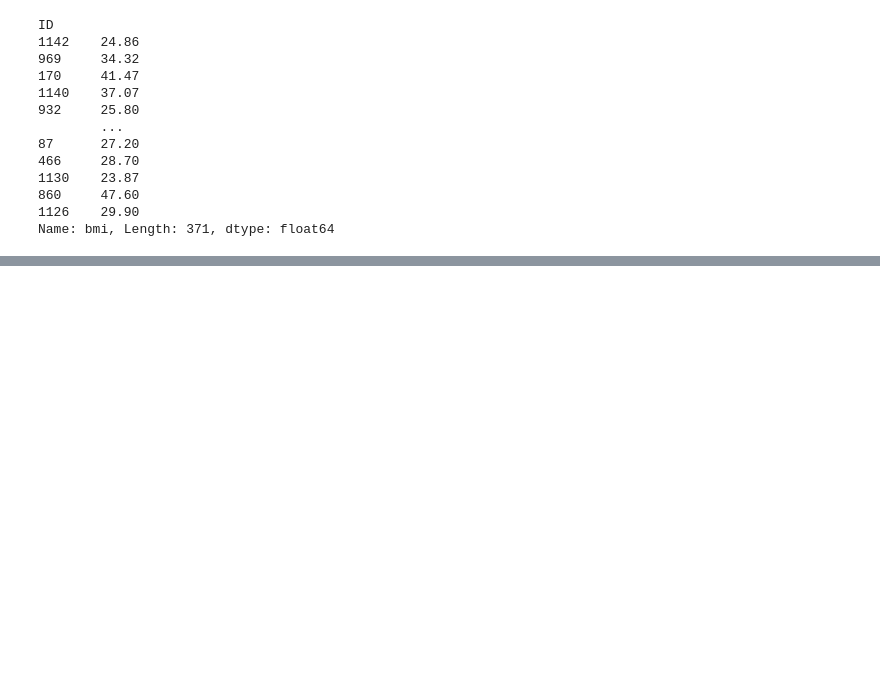
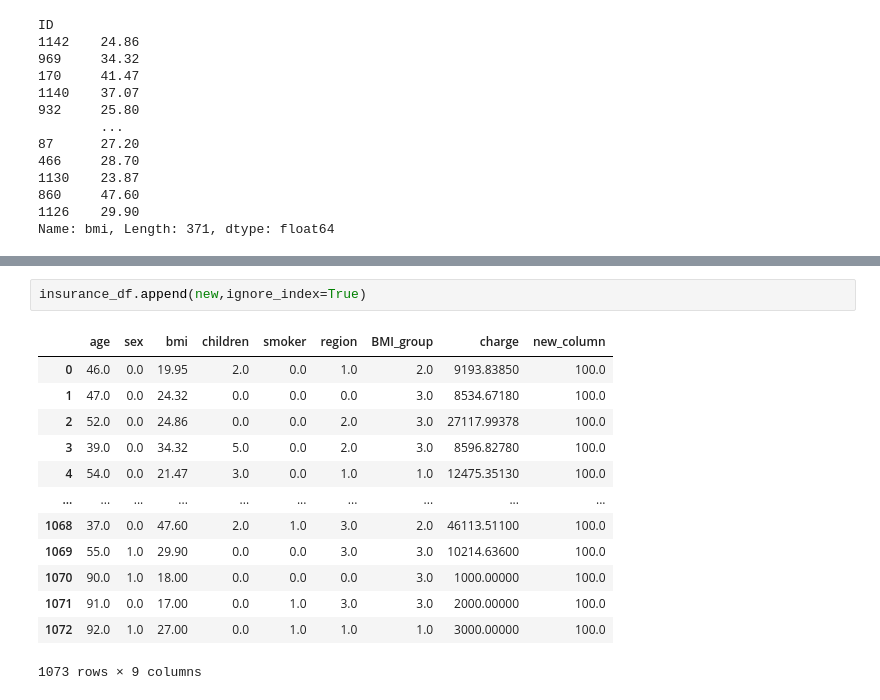
Before and after one commit to sumitdwivedi565/E441_Docs, a Jupyter notebook: Pandas.ipynb, the cells around one changed output, grey strips where cells are left out. Saved outputs shown, nothing was run; the diff lists cells and outputs as text; blank space fills up the shorter version.

```diff
--- a/Pandas.ipynb
+++ b/Pandas.ipynb
@@ -1084,0 +1131,16 @@ Name: bmi, Length: 371, dtype: float64
+# %%
+insurance_df.append(new,ignore_index=True)
+# %% [output]
+|  | age | sex | bmi | children | smoker | region | BMI_group | charge | new_column |
+| 0 | 46.0 | 0.0 | 19.95 | 2.0 | 0.0 | 1.0 | 2.0 | 9193.83850 | 100.0 |
+| 1 | 47.0 | 0.0 | 24.32 | 0.0 | 0.0 | 0.0 | 3.0 | 8534.67180 | 100.0 |
+| 2 | 52.0 | 0.0 | 24.86 | 0.0 | 0.0 | 2.0 | 3.0 | 27117.99378 | 100.0 |
+| 3 | 39.0 | 0.0 | 34.32 | 5.0 | 0.0 | 2.0 | 3.0 | 8596.82780 | 100.0 |
+| 4 | 54.0 | 0.0 | 21.47 | 3.0 | 0.0 | 1.0 | 1.0 | 12475.35130 | 100.0 |
+| ... | ... | ... | ... | ... | ... | ... | ... | ... | ... |
+| 1068 | 37.0 | 0.0 | 47.60 | 2.0 | 1.0 | 3.0 | 2.0 | 46113.51100 | 100.0 |
+| 1069 | 55.0 | 1.0 | 29.90 | 0.0 | 0.0 | 3.0 | 3.0 | 10214.63600 | 100.0 |
+| 1070 | 90.0 | 1.0 | 18.00 | 0.0 | 0.0 | 0.0 | 3.0 | 1000.00000 | 100.0 |
+| 1071 | 91.0 | 0.0 | 17.00 | 0.0 | 1.0 | 3.0 | 3.0 | 2000.00000 | 100.0 |
+| 1072 | 92.0 | 1.0 | 27.00 | 0.0 | 1.0 | 1.0 | 1.0 | 3000.00000 | 100.0 |
+1073 rows × 9 columns
```
Also changed, not shown: parts of 20 cells of this notebook, 2 other files.
